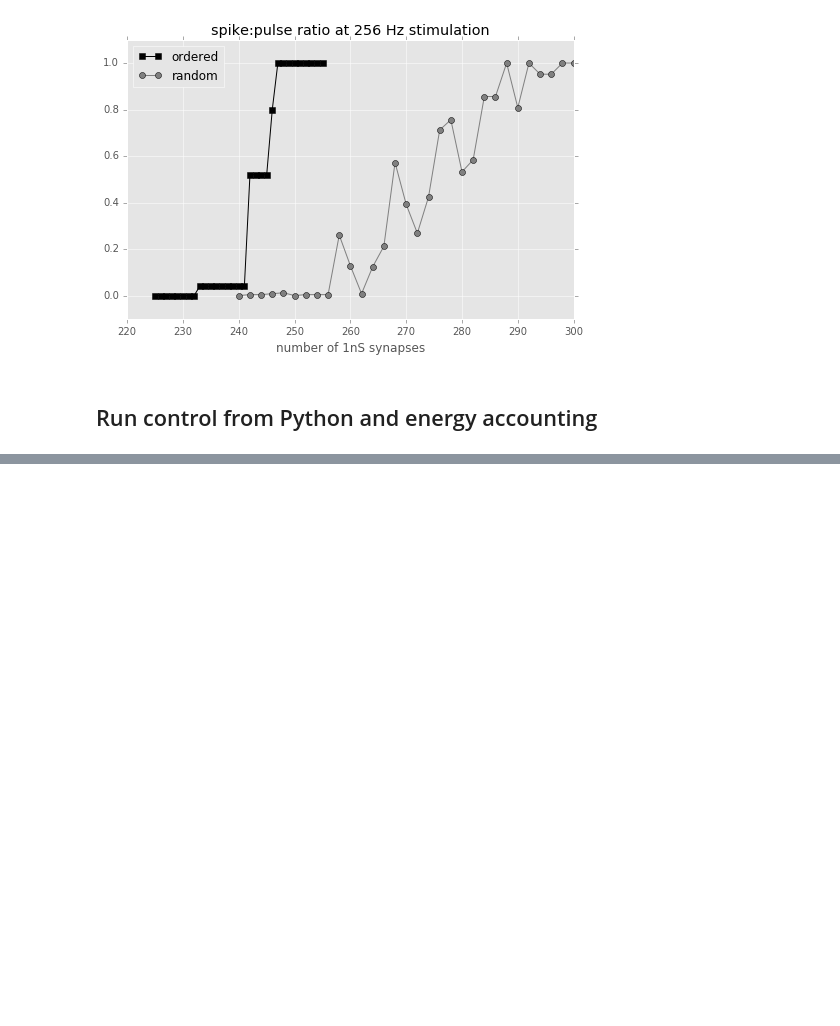
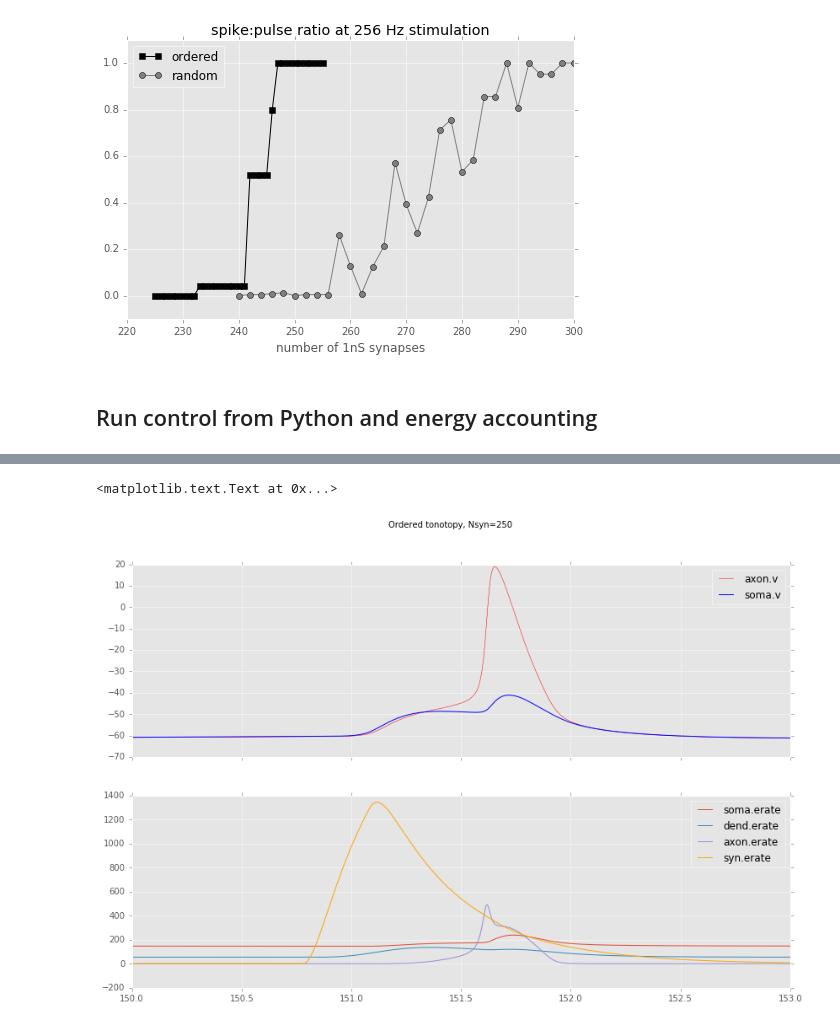
Before and after one commit to abrazhe/OC2, a Jupyter notebook: Spencer-energy.ipynb, the cells around one changed output, grey strips where cells are left out. Saved outputs shown, nothing was run; the diff lists cells and outputs as text; code cells hidden in the pictures; blank space fills up the shorter version.

```diff
--- a/Spencer-energy.ipynb
+++ b/Spencer-energy.ipynb
@@ -1028,0 +1064,7 @@ xlim(214, 217)
+# %%
+plot_traj(data[0])
+xlim(150, 153)
+suptitle('Ordered tonotopy, Nsyn=250')
+# %% [output]
+<matplotlib.text.Text at 0x...>
+[figure, added]
```
Also changed, not shown: parts of 14 cells of this notebook.
